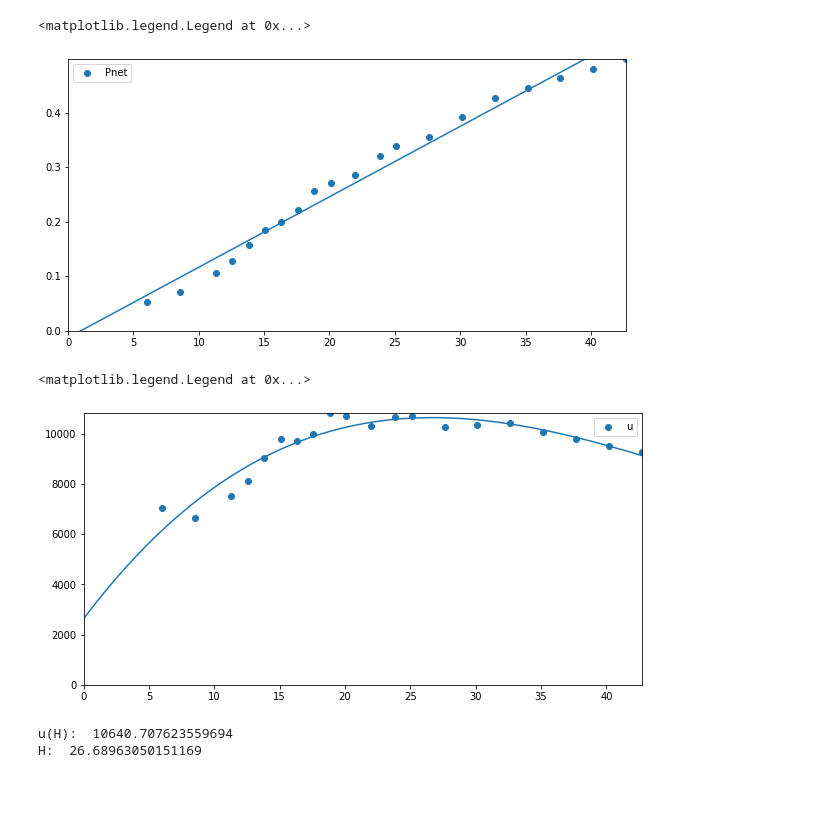
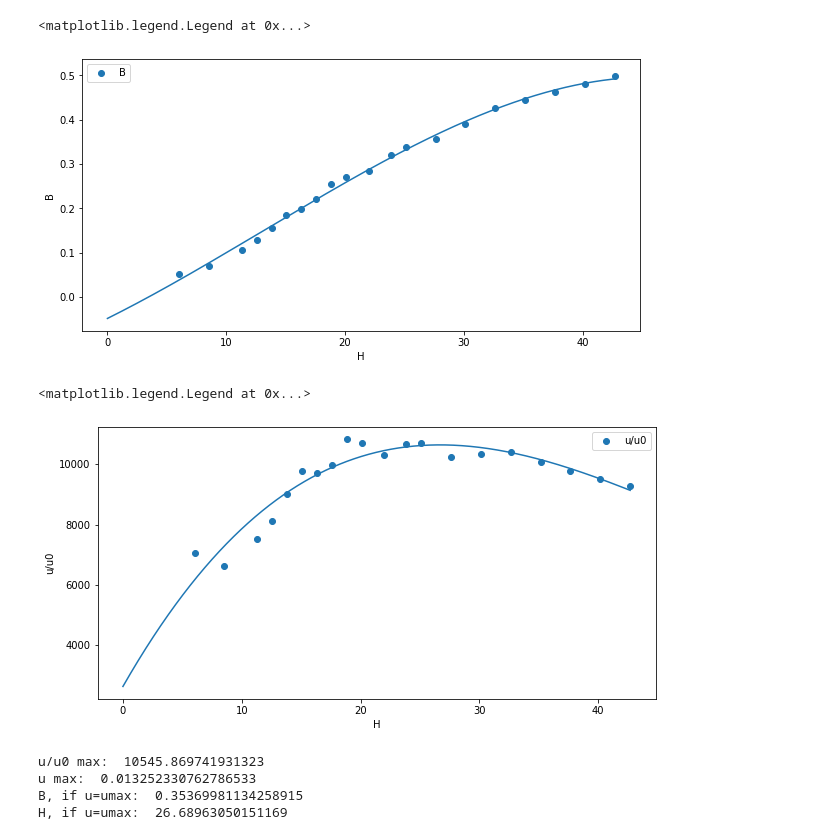
Before and after one commit to shchuko/itmo-phys-sem2, a Jupyter notebook: lab7.ipynb, the cells around one changed output. Drawn from its saved outputs; the diff is of its cells as text; code cells hidden in the pictures; blank space fills up the shorter version.

```diff
--- a/lab7.ipynb
+++ b/lab7.ipynb
@@ -59,4 +72,5 @@ df2
 # %%
+# Изменяем амплитудное напряжение, записываем измерения
 df3 = pd.DataFrame({'U': list(range(20,0,-1)),
                     'X':[3.4, 3.2, 3, 2.8, 2.6, 2.4, 2.2, 2, 3.8,
                          3.5, 3.2, 3, 2.8, 2.6, 2.4, 2.2, 2, 1.8,
@@ -78,7 +92,10 @@ df3 = pd.DataFrame({'U': list(range(20,0,-1)),
                           20 * 10**-3, 20 * 10**-3, 20 * 10**-3,
                           20 * 10**-3, 20 * 10**-3, 10 * 10**-3,
                           5 * 10**-3, 5 * 10**-3]})
-
+# Вычисляем требуемые значения
 df3['H'] = df3['Kx'] * df3['X'] * alpha
 df3['B'] = df3['Ky'] * df3['Y'] * betta
-df3['u'] = df3['B'] / (df3['H'] * u0)
+df3['u'] = df3['B'] / df3['H']
+df3['u/u0'] = df3['B'] / (df3['H'] * u0)
+
+df3
@@ -105,38 +120,30 @@ df3
 # %%
+# Строим кривую начального намагничивания
 fig, ax = plt.subplots(figsize=(10, 5))
-
-ax.set_xlim((0, max(df3['H'])))
-ax.set_ylim((0, max(df3['B'])))
 
 x = np.linspace(0, max(df3['H']), 10000)
 
-k1, k = polyfit(np.array(df3['H']), np.array(df3['B']), 1)
+bk3, bk2, bk1, bk = polyfit(np.array(df3['H']), np.array(df3['B']), 3)
 ax.scatter(df3['H'], df3['B'], label='B')
-ax.plot(x, polyval([k1, k], x))
+ax.plot(x, polyval([bk3, bk2, bk1, bk], x))
+ax.set_xlabel('H')
+ax.set_ylabel('B')
 ax.legend()
 # %% [output]
 <matplotlib.legend.Legend at 0x...>
-[figure, old version]
+[figure, new version]
 # %%
+# Строим график зависимости относительной магнитной проницаемости от напряженности магнитного поля
 fig, ax = plt.subplots(figsize=(10, 5))
-
-ax.set_xlim((0, max(df3['H'])))
-ax.set_ylim((0, max(df3['u'])))
 
 x = np.linspace(0, max(df3['H']), 10000)
 
-k3, k2, k1, k = polyfit(np.array(df3['H']), np.array(df3['u']), 3)
-ax.scatter(df3['H'], df3['u'], label='u')
+k3, k2, k1, k = polyfit(np.array(df3['H']), np.array(df3['u/u0']), 3)
+ax.scatter(df3['H'], df3['u/u0'], label='u/u0')
 ax.plot(x, polyval([k3, k2, k1, k], x))
+ax.set_xlabel('H')
+ax.set_ylabel('u/u0')
 ax.legend()
 # %% [output]
 <matplotlib.legend.Legend at 0x...>
-[figure, old version]
+[figure, new version]
-# %%
-maxUH = x[np.argmax(polyval([k3, k2, k1, k], x))]
-
-print("u(H): ", polyval([k3, k2, k1, k], maxUH))
-print("H: ", maxUH)
-# %% [output]
-u(H):  10640.707623559694
-H:  26.68963050151169
@@ -148,0 +150,16 @@ Bs = 3
+# %%
+# Из графика находим напряженность, при которой наблюдается максимум магнитной проницаемости
+maxUH = x[np.argmax(polyval([k3, k2, k1, k], x))]
+
+# Выводим соответствующие значения магнитной проницаемости (относительной и абсолютной)
+print("u/u0 max: ", polyval([bk3, bk2, bk1, bk], maxUH) / (u0 * maxUH))
+print("u max: ", polyval([bk3, bk2, bk1, bk], maxUH) / (maxUH))
+
+# И параметры, при которых максимум наблюдается
+print("B, if u=umax: ", polyval([bk3, bk2, bk1, bk], maxUH))
+print("H, if u=umax: ", maxUH)
+# %% [output]
+u/u0 max:  10545.869741931323
+u max:  0.013252330762786533
+B, if u=umax:  0.35369981134258915
+H, if u=umax:  26.68963050151169
```
Also changed, not shown: parts of 15 cells of this notebook.
